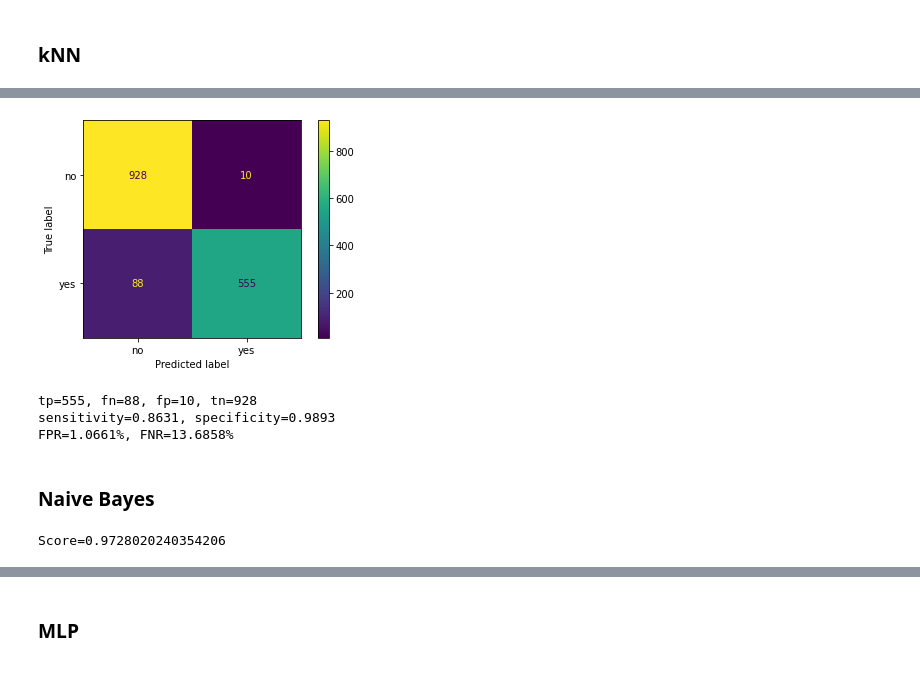
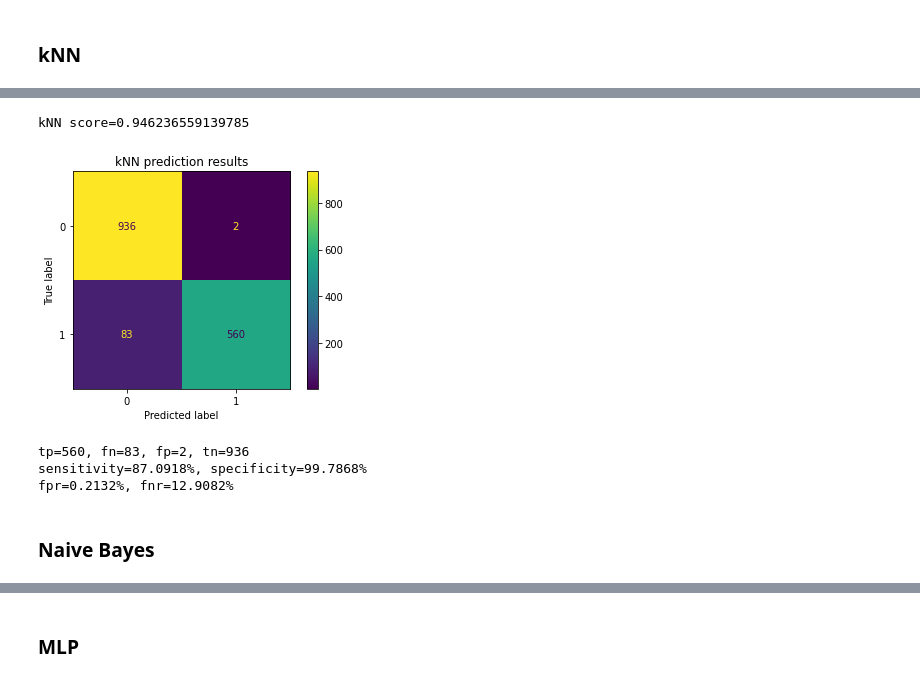
Before and after one commit to carzynsky/Analytics-and-Data-mining, a Jupyter notebook: cz2/spam.ipynb, the cells around one changed output, grey strips where cells are left out. Cells and saved outputs as stored; diff of their text form; code cells hidden in the pictures.

```diff
--- a/cz2/spam.ipynb
+++ b/cz2/spam.ipynb
@@ -133,28 +129,33 @@ Score=0.9380139152435167
-# %%
-tn, fp, fn, tp = confusion_matrix(y_test, y_prediction_knn).ravel()
-plot_confusion_matrix(knn, X_test_standarized, y_test)
-plt.show()
-
-print(f'tp={tp}, fn={fn}, fp={fp}, tn={tn}')
-sensitivity = tp/(tp+fn)
-specificity = tn/(fp+tn)
-print("sensitivity={:.4f}, specificity={:.4f}".format(sensitivity, specificity))
-
-fpr = (1-specificity)*100
-fnr = (1-sensitivity)*100
-print("FPR={:.4f}%, FNR={:.4f}%".format(fpr, fnr))
-# %% [output]
-[figure, removed]
-tp=555, fn=88, fp=10, tn=928
-sensitivity=0.8631, specificity=0.9893
-FPR=1.0661%, FNR=13.6858%
+# %%
+# classifier
+knn = KNeighborsClassifier(n_neighbors=3)
+knn.fit(X_train, y_train)
+y_prediction_knn = knn.predict(X_test)
+knn_score = knn.score(X_test, y_test)
+print(f'kNN score={knn_score}')
+
+# confusion matrix
+cm = confusion_matrix(y_test, y_prediction_knn)
+tn, fp, fn, tp = cm.ravel()
+disp = ConfusionMatrixDisplay(confusion_matrix=cm)
+disp.plot()
+plt.title(label='kNN prediction results')
+plt.show()
+
+# results
+print(f'tp={tp}, fn={fn}, fp={fp}, tn={tn}')
+sensitivity_knn = round(100 * tp / (tp + fn), 4)
+specificity_knn = round(100 * tn / (fp + tn), 4)
+print(f'sensitivity={sensitivity_knn}%, specificity={specificity_knn}%')
+
+fpr_knn = round(100 - specificity_knn, 4)
+fnr_knn = round(100 - sensitivity_knn, 4)
+print(f'fpr={fpr_knn}%, fnr={fnr_knn}%')
+# %% [output]
+kNN score=0.946236559139785
+[figure, added]
+tp=560, fn=83, fp=2, tn=936
+sensitivity=87.0918%, specificity=99.7868%
+fpr=0.2132%, fnr=12.9082%
 # %% [markdown]
 ### Naive Bayes
-# %%
-gnb = GaussianNB()
-gnb.fit(X_train, y_train)
-y_prediction_gnb = gnb.predict(X_test)
-gnb_score = gnb.score(X_test, y_test)
-print(f'Score={gnb_score}')
-# %% [output]
-Score=0.9728020240354206
```
Also changed, not shown: parts of 89 cells of this notebook.
